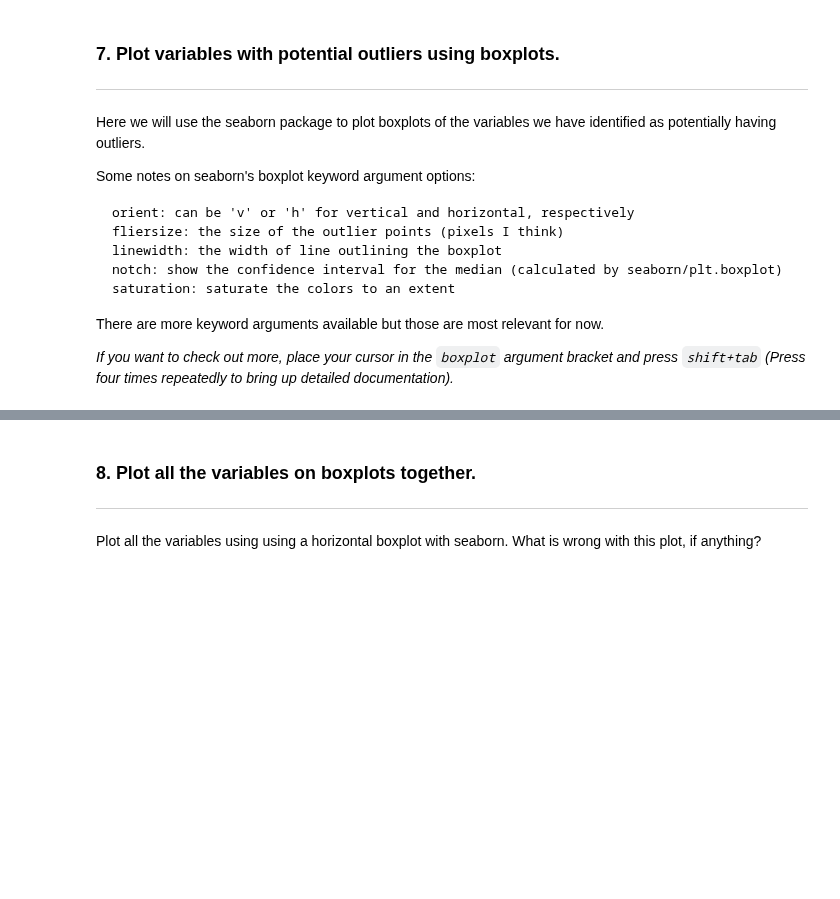
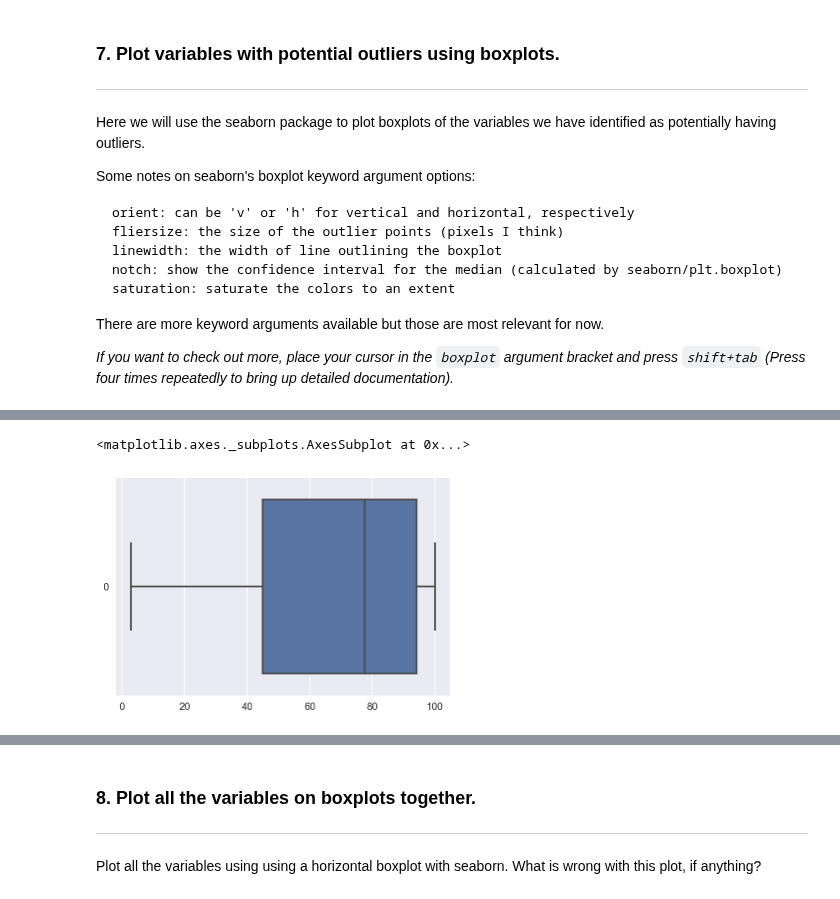
Before and after one commit to ga-curriculum/old-dsb-108-EDA, a Jupyter notebook: basic-eda-walkthrough.ipynb, the cells around one changed output, grey strips where cells are left out. Saved outputs shown, nothing was run; the diff lists cells and outputs as text; code cells hidden in the pictures; blank space fills up the shorter version.

```diff
--- a/basic-eda-walkthrough.ipynb
+++ b/basic-eda-walkthrough.ipynb
@@ -233,4 +477,8 @@ _If you want to check out more, place your cursor in the `boxplot` argument brac
 # %%
 # percent owner occupied
+sns.boxplot(data=boston['owner_occup_pct'], orient="h")
+# %% [output]
+<matplotlib.axes._subplots.AxesSubplot at 0x...>
+[figure, added]
 # %%
 # business zone percent
```
Also changed, not shown: parts of 47 cells of this notebook.
